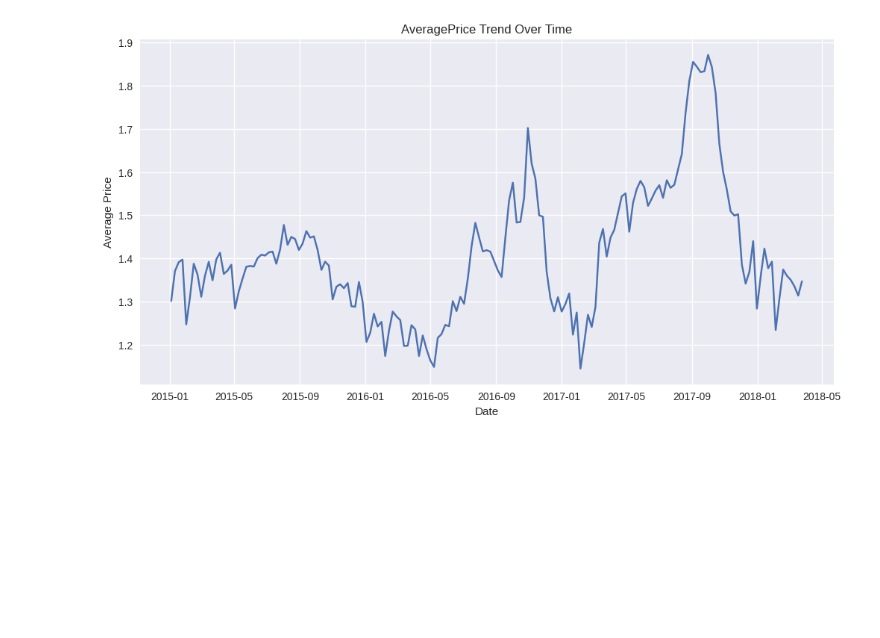
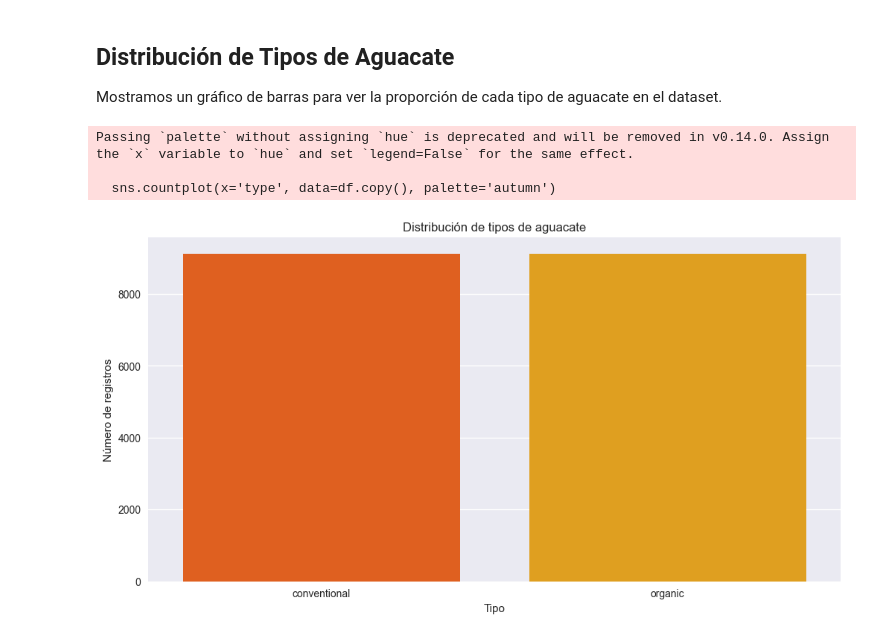
Before and after one commit to Esmeralda-RG/avocado_prices, a Jupyter notebook: avocado_prediction.ipynb, the cells around one changed output. Saved outputs shown, nothing was run; the diff lists cells and outputs as text; code cells hidden in the pictures; blank space fills up the shorter version.

```diff
--- a/avocado_prediction.ipynb
+++ b/avocado_prediction.ipynb
@@ -69,13 +182,15 @@ plt.show()
-# %%
-# Gráfico de serie temporal de 'AveragePrice' a lo largo del tiempo
-
-plt.figure(figsize=(12, 6))
-
-df_time = df.groupby('Date')['AveragePrice'].mean().reset_index()
-sns.lineplot(data=df_time, x='Date', y='AveragePrice')
-plt.title('AveragePrice Trend Over Time')
-plt.xlabel('Date')
-plt.ylabel('Average Price')
-plt.show()
-# %% [output]
-[figure, removed]
+# %% [markdown]
+## Distribución de Tipos de Aguacate
+Mostramos un gráfico de barras para ver la proporción de cada tipo de aguacate en el dataset.
+# %%
+## Distribución de tipo de aguacate
+sns.countplot(x='type', data=df.copy(), palette='autumn')
+plt.title('Distribución de tipos de aguacate')
+plt.xlabel('Tipo')
+plt.ylabel('Número de registros')
+plt.show()
+# %% [output]
+Passing `palette` without assigning `hue` is deprecated and will be removed in v0.14.0. Assign the `x` variable to `hue` and set `legend=False` for the same effect.
+
+  sns.countplot(x='type', data=df.copy(), palette='autumn')
+[figure, added]
```
Also changed, not shown: parts of 22 cells of this notebook.
